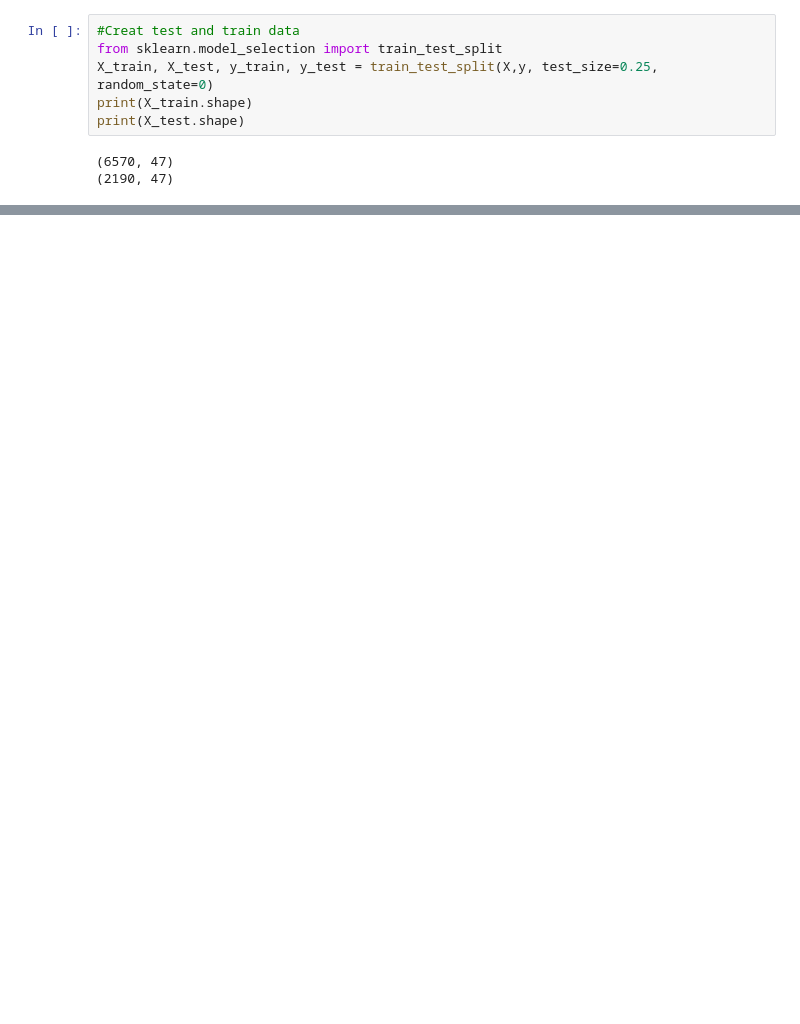
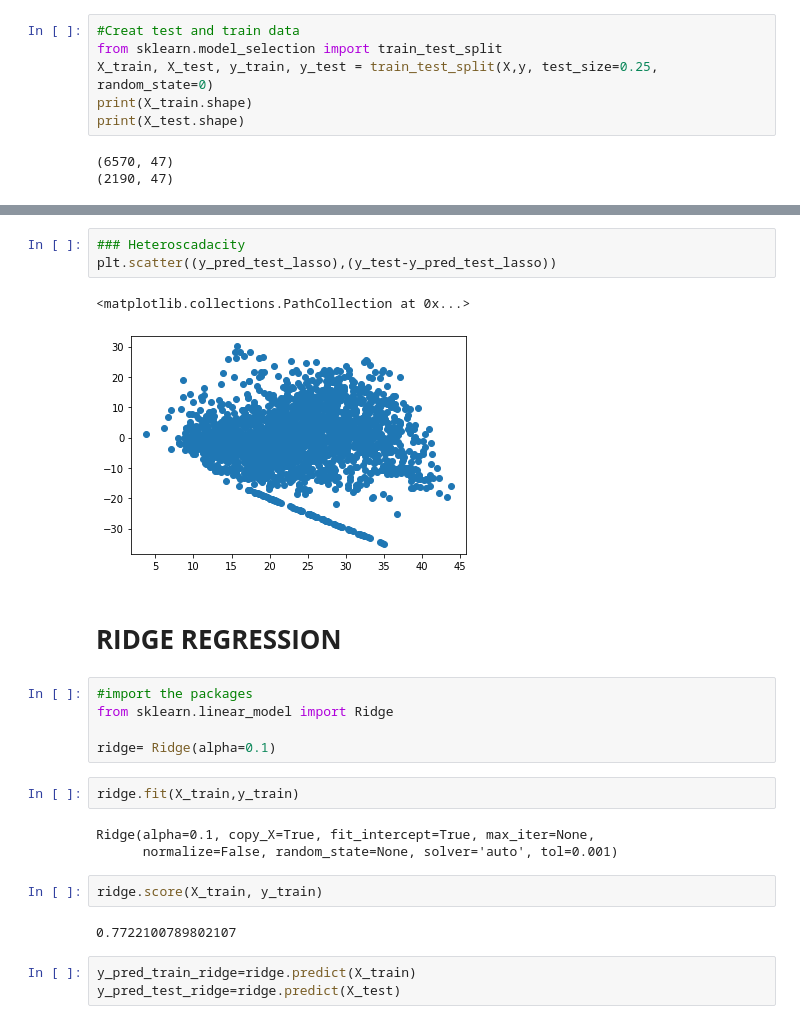
Before and after one commit to sanjaykhadanga/Capstone-Project---Two, a Jupyter notebook: Bike_Sharing_Demand_Prediction(sanjay)_Capstone_Project.ipynb, the cells around one changed output, grey strips where cells are left out. Saved outputs shown, nothing was run; the diff lists cells and outputs as text; blank space fills up the shorter version.

```diff
--- a/Bike_Sharing_Demand_Prediction(sanjay)_Capstone_Project.ipynb
+++ b/Bike_Sharing_Demand_Prediction(sanjay)_Capstone_Project.ipynb
@@ -1176,0 +1089,25 @@ Text(0, 0.5, 'Predicted')
+# %%
+### Heteroscadacity
+plt.scatter((y_pred_test_lasso),(y_test-y_pred_test_lasso))
+# %% [output]
+<matplotlib.collections.PathCollection at 0x...>
+[figure, added]
+# %% [markdown]
+# **RIDGE REGRESSION**
+# %%
+#import the packages
+from sklearn.linear_model import Ridge
+
+ridge= Ridge(alpha=0.1)
+# %%
+ridge.fit(X_train,y_train)
+# %% [output]
+Ridge(alpha=0.1, copy_X=True, fit_intercept=True, max_iter=None,
+      normalize=False, random_state=None, solver='auto', tol=0.001)
+# %%
+ridge.score(X_train, y_train)
+# %% [output]
+0.7722100789802107
+# %%
+y_pred_train_ridge=ridge.predict(X_train)
+y_pred_test_ridge=ridge.predict(X_test)
```
Also changed, not shown: parts of 138 cells of this notebook.
